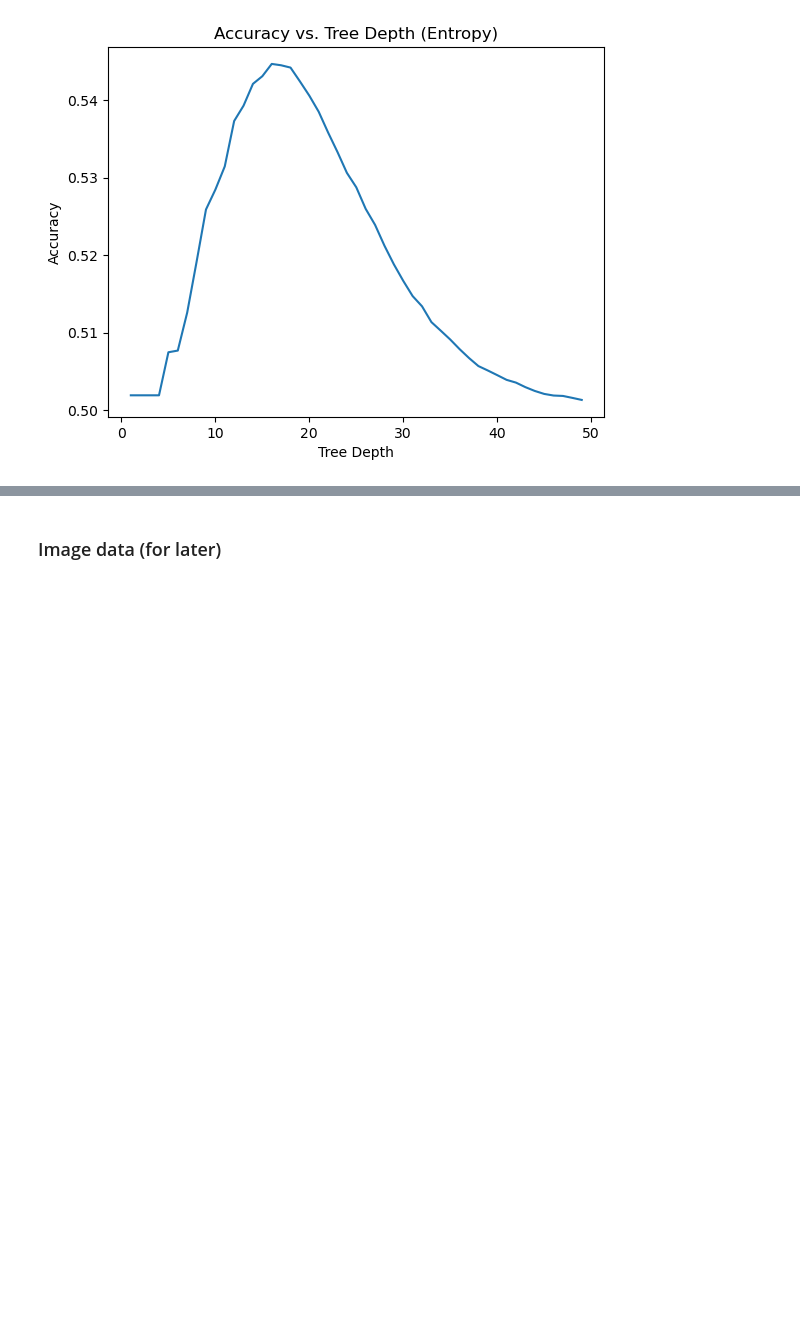
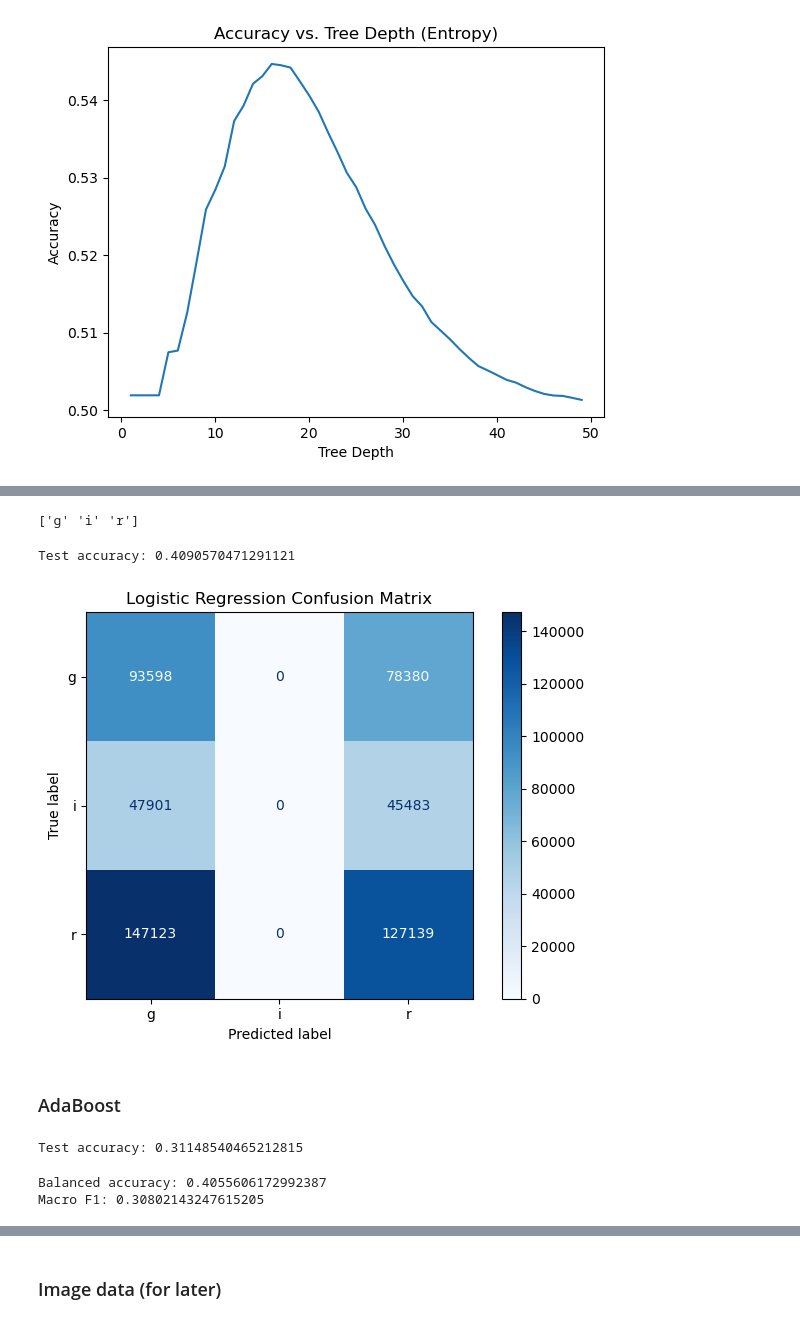
Before and after one commit to drmi7721/transient_clustering, a Jupyter notebook: notebooks/final_project_code.ipynb, the cells around one changed output, grey strips where cells are left out. Saved outputs shown, nothing was run; the diff lists cells and outputs as text; code cells hidden in the pictures; blank space fills up the shorter version.

```diff
--- a/notebooks/final_project_code.ipynb
+++ b/notebooks/final_project_code.ipynb
@@ -677,0 +700,7 @@ plt.savefig('accuracy_depth.png')
+# %%
+#split the data into training and testing datasets
+
+X_train, X_test, y_train, y_test = train_test_split(transient_data, labels, test_size=0.2, random_state=42, stratify=labels) #split into training and testing datasets
+scaler = StandardScaler()
+X_train_scaled = scaler.fit_transform(X_train)
+X_test_scaled = scaler.transform(X_test)
@@ -677,0 +762,44 @@ plt.savefig('accuracy_depth.png')
+# %%
+print(encoder.classes_)
+# %% [output]
+['g' 'i' 'r']
+# %%
+#do the same for logistic regression
+
+log_regression = LogisticRegression(max_iter=1000, class_weight='balanced') #fit logistic regression
+log_regression.fit(X_train, y_train)
+y_pred_log = log_regression.predict(X_test) #predict test labels
+
+print('Test accuracy:', accuracy_score(y_test, y_pred_log)) #print test accuracy
+# %% [output]
+Test accuracy: 0.4090570471291121
+# %%
+#compute and plot the confusion matrix for the logistic regression classifier
+
+cm = confusion_matrix(y_test, y_pred_log, labels=log_regression.classes_)
+cm_plot = ConfusionMatrixDisplay(confusion_matrix=cm, display_labels=log_regression.classes_) #plot confusion matrix
+cm_plot.plot(cmap='Blues')
+plt.title('Logistic Regression Confusion Matrix')
+plt.tight_layout()
+plt.savefig('logreg_confusion_matrix.png')
+# %% [output]
+[figure, added]
+# %% [markdown]
+### AdaBoost
+# %%
+#train an AdaBoost classifier
+
+weights = compute_sample_weight('balanced', y_train)
+ada = AdaBoostClassifier(estimator=DecisionTreeClassifier(max_depth=1), n_estimators=100, learning_rate=1.0, random_state=42) #AdaBoost model
+ada.fit(X_train, y_train, sample_weight=weights) #fit to training data
+y_pred_ada = ada.predict(X_test) #predict test labels
+
+print('Test accuracy:', accuracy_score(y_test, y_pred_ada))
+# %% [output]
+Test accuracy: 0.31148540465212815
+# %%
+print('Balanced accuracy:', balanced_accuracy_score(y_test, y_pred_ada))
+print('Macro F1:', f1_score(y_test, y_pred_ada, average='macro'))
+# %% [output]
+Balanced accuracy: 0.4055606172992387
+Macro F1: 0.30802143247615205
```
Also changed, not shown: parts of 16 cells of this notebook.
